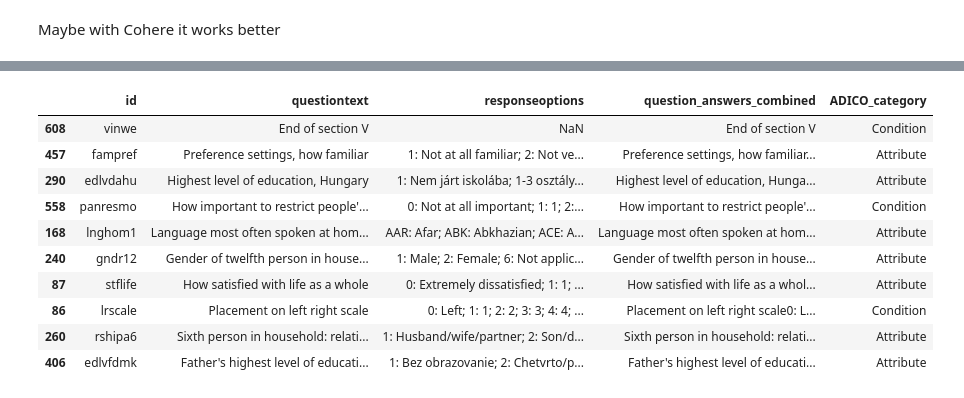
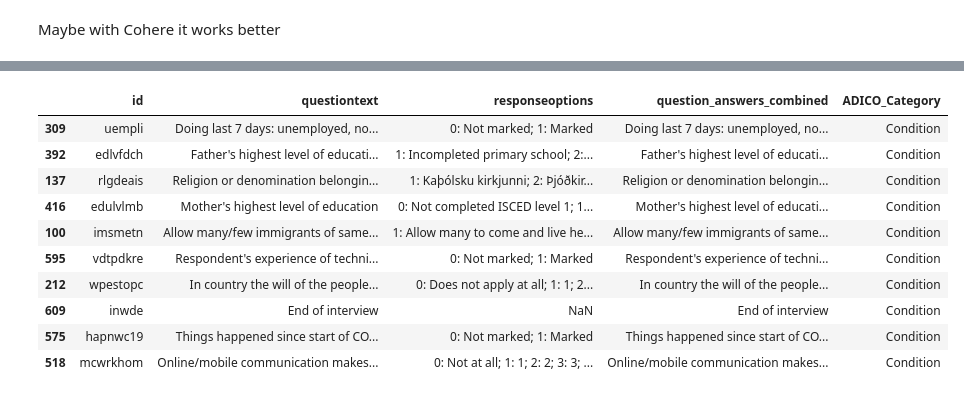
Before and after one commit to GeorgeGitHubbins/MScThesis-Extracting-InformalRules-from-Surveys, a Jupyter notebook: ReadESS.ipynb, the cells around one changed output, grey strips where cells are left out. Cells and saved outputs as stored; diff of their text form; code cells hidden in the pictures.

```diff
--- a/ReadESS.ipynb
+++ b/ReadESS.ipynb
@@ -359,0 +363,27 @@ co = cohere.Client(cohereKey)
+# %%
+# Load the additional labeled examples provided for training the BERT model
+training_data_path = 'adico_training_data.csv'
+training_data = pd.read_csv(training_data_path).drop("Unnamed: 0", axis=1)
+
+# Display the first few rows of the dataframe to understand its structure and labels
+# training_data.head(), training_data.columns
+
+training_data_resampled = pd.DataFrame(columns=training_data.columns)
+for category in training_data['question_answers_combined'].unique():
+    filtered_data = training_data[training_data['question_answers_combined'] == category]
+    sample = filtered_data.sample(n=min(20, len(filtered_data)))
+
+    training_data_resampled = pd.concat([training_data_resampled, sample])
+# %%
+print(training_data['ADICO_Category'].unique())
+# Update rows where 'ADICO_Category' is 'Attribute' to 'Condition'
+training_data.loc[training_data['ADICO_Category'].isin(["Attribute"]), 'ADICO_Category'] = "Condition"
+
+# Update rows where 'ADICO_Category' is 'Attribute/Condition' to 'Condition'
+training_data.loc[training_data['ADICO_Category'].isin(["Attribute/Condition"]), 'ADICO_Category'] = "Condition"
+
+# Update rows where 'ADICO_Category' is 'Potential Shared Strategy ' to 'Condition'
+training_data.loc[training_data['ADICO_Category'].isin(["Potential Shared Strategy "]), 'ADICO_Category'] = "Condition"
+
+# Update rows where 'ADICO_Category' is 'Aim/Condition' to 'Aim'
+training_data.loc[training_data['ADICO_Category'].isin(["Aim/Condition"]), 'ADICO_Category'] = "Aim"
@@ -362,6 +395,6 @@ co = cohere.Client(cohereKey)
 examples = []
 
 for label in training_data['ADICO_Category'].unique():
-    for index, row in training_data[training_data['ADICO_Category'] ==  label].sample(5).iterrows():
+    for index, row in training_data[training_data['ADICO_Category'] ==  label].sample(min(120,len(training_data[training_data['ADICO_Category'] ==  label]))).iterrows():
         text = row['question_answers_combined']
         examples.append(ClassifyExample(text=text, label=label))
@@ -399,6 +427,7 @@ text_count = len(questions)
 
 # Assuming you want to process the DataFrame in batches of 20 rows
 batch_size = 60
+ESSQuestionData['ADICO_Category'] = ""
 
 for i in range(0, text_count, batch_size):
     # Define the end index of the batch, making sure not to go out of bounds
@@ -417,4 +446,4 @@ for i in range(0, text_count, batch_size):
 
 
     # Update DataFrame with new column for predicted categories
-    ESSQuestionData.loc[i:end-1, 'ADICO_category'] = predicted_labels
+    ESSQuestionData.iloc[i:end, ESSQuestionData.columns.get_loc('ADICO_Category')] = predicted_labels
@@ -439,19 +450,19 @@ Classification: Attribute
 # %%
 # Save the updated DataFrame to a new CSV file
-ESSQuestionData_path = 'ESSQuestionData.csv'  # Update this path accordingly
+ESSQuestionData_path = 'ESSQuestionData_withADICO.csv'  # Update this path accordingly
 ESSQuestionData.to_csv(ESSQuestionData_path, index=False)
 
 ESSQuestionData.sample(10)
 # %% [output]
-|  | id | questiontext | responseoptions | question_answers_combined | ADICO_category |
-| 608 | vinwe | End of section V | NaN | End of section V | Condition |
-| 457 | fampref | Preference settings, how familiar | 1: Not at all familiar; 2: Not ve... | Preference settings, how familiar... | Attribute |
-| 290 | edlvdahu | Highest level of education, Hungary | 1: Nem járt iskolába; 1-3 osztály... | Highest level of education, Hunga... | Attribute |
-| 558 | panresmo | How important to restrict people'... | 0: Not at all important; 1: 1; 2:... | How important to restrict people'... | Condition |
-| 168 | lnghom1 | Language most often spoken at hom... | AAR: Afar; ABK: Abkhazian; ACE: A... | Language most often spoken at hom... | Attribute |
-| 240 | gndr12 | Gender of twelfth person in house... | 1: Male; 2: Female; 6: Not applic... | Gender of twelfth person in house... | Attribute |
-| 87 | stflife | How satisfied with life as a whole | 0: Extremely dissatisfied; 1: 1; ... | How satisfied with life as a whol... | Attribute |
-| 86 | lrscale | Placement on left right scale | 0: Left; 1: 1; 2: 2; 3: 3; 4: 4; ... | Placement on left right scale0: L... | Condition |
-| 260 | rshipa6 | Sixth person in household: relati... | 1: Husband/wife/partner; 2: Son/d... | Sixth person in household: relati... | Attribute |
-| 406 | edlvfdmk | Father's highest level of educati... | 1: Bez obrazovanie; 2: Chetvrto/p... | Father's highest level of educati... | Attribute |
+|  | id | questiontext | responseoptions | question_answers_combined | ADICO_Category |
+| 309 | uempli | Doing last 7 days: unemployed, no... | 0: Not marked; 1: Marked | Doing last 7 days: unemployed, no... | Condition |
+| 392 | edlvfdch | Father's highest level of educati... | 1: Incompleted primary school; 2:... | Father's highest level of educati... | Condition |
+| 137 | rlgdeais | Religion or denomination belongin... | 1: Kaþólsku kirkjunni; 2: Þjóðkir... | Religion or denomination belongin... | Condition |
+| 416 | edulvlmb | Mother's highest level of education | 0: Not completed ISCED level 1; 1... | Mother's highest level of educati... | Condition |
+| 100 | imsmetn | Allow many/few immigrants of same... | 1: Allow many to come and live he... | Allow many/few immigrants of same... | Condition |
+| 595 | vdtpdkre | Respondent's experience of techni... | 0: Not marked; 1: Marked | Respondent's experience of techni... | Condition |
+| 212 | wpestopc | In country the will of the people... | 0: Does not apply at all; 1: 1; 2... | In country the will of the people... | Condition |
+| 609 | inwde | End of interview | NaN | End of interview | Condition |
+| 575 | hapnwc19 | Things happened since start of CO... | 0: Not marked; 1: Marked | Things happened since start of CO... | Condition |
+| 518 | mcwrkhom | Online/mobile communication makes... | 0: Not at all; 1: 1; 2: 2; 3: 3; ... | Online/mobile communication makes... | Condition |
 # %%
```
Also changed, not shown: parts of 22 cells of this notebook, 3 other files.
